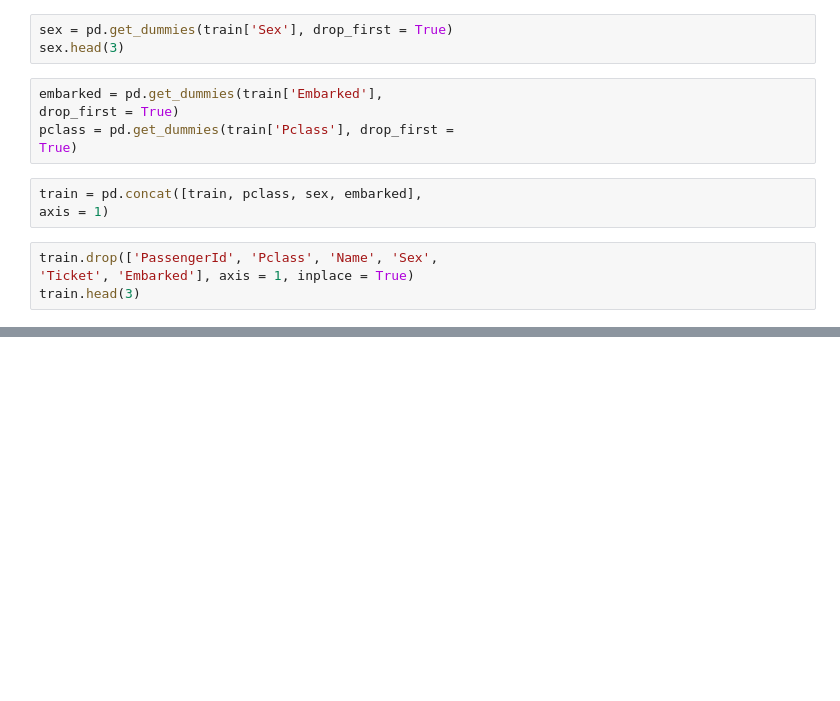
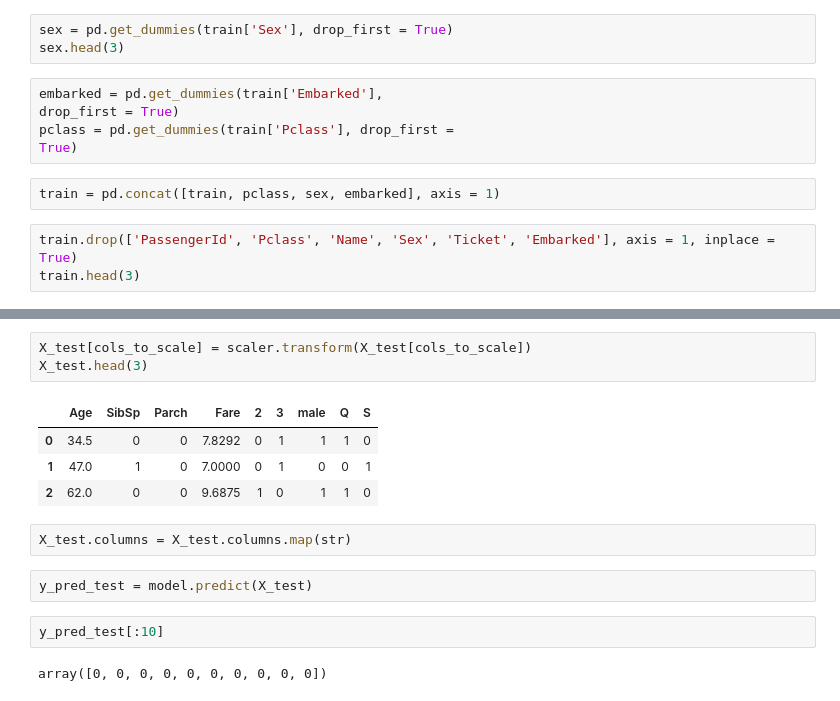
Before and after one commit to NikitaBratchenko/D2Modeli, a Jupyter notebook: Untitled2.ipynb, the cells around one changed output, grey strips where cells are left out. Saved outputs shown, nothing was run; the diff lists cells and outputs as text; blank space fills up the shorter version.

```diff
--- a/Untitled2.ipynb
+++ b/Untitled2.ipynb
@@ -84,9 +84,7 @@ drop_first = True)
 pclass = pd.get_dummies(train['Pclass'], drop_first =
 True)
 # %%
-train = pd.concat([train, pclass, sex, embarked],
-axis = 1)
+train = pd.concat([train, pclass, sex, embarked], axis = 1)
 # %%
-train.drop(['PassengerId', 'Pclass', 'Name', 'Sex',
-'Ticket', 'Embarked'], axis = 1, inplace = True)
+train.drop(['PassengerId', 'Pclass', 'Name', 'Sex', 'Ticket', 'Embarked'], axis = 1, inplace = True)
 train.head(3)
@@ -97,0 +145,16 @@ scaler.fit(train[cols_to_scale])
+# %%
+X_test[cols_to_scale] = scaler.transform(X_test[cols_to_scale])
+X_test.head(3)
+# %% [output]
+|  | Age | SibSp | Parch | Fare | 2 | 3 | male | Q | S |
+| 0 | 34.5 | 0 | 0 | 7.8292 | 0 | 1 | 1 | 1 | 0 |
+| 1 | 47.0 | 1 | 0 | 7.0000 | 0 | 1 | 0 | 0 | 1 |
+| 2 | 62.0 | 0 | 0 | 9.6875 | 1 | 0 | 1 | 1 | 0 |
+# %%
+X_test.columns = X_test.columns.map(str)
+# %%
+y_pred_test = model.predict(X_test)
+# %%
+y_pred_test[:10]
+# %% [output]
+array([0, 0, 0, 0, 0, 0, 0, 0, 0, 0])
```
Also changed, not shown: parts of 12 cells of this notebook.
